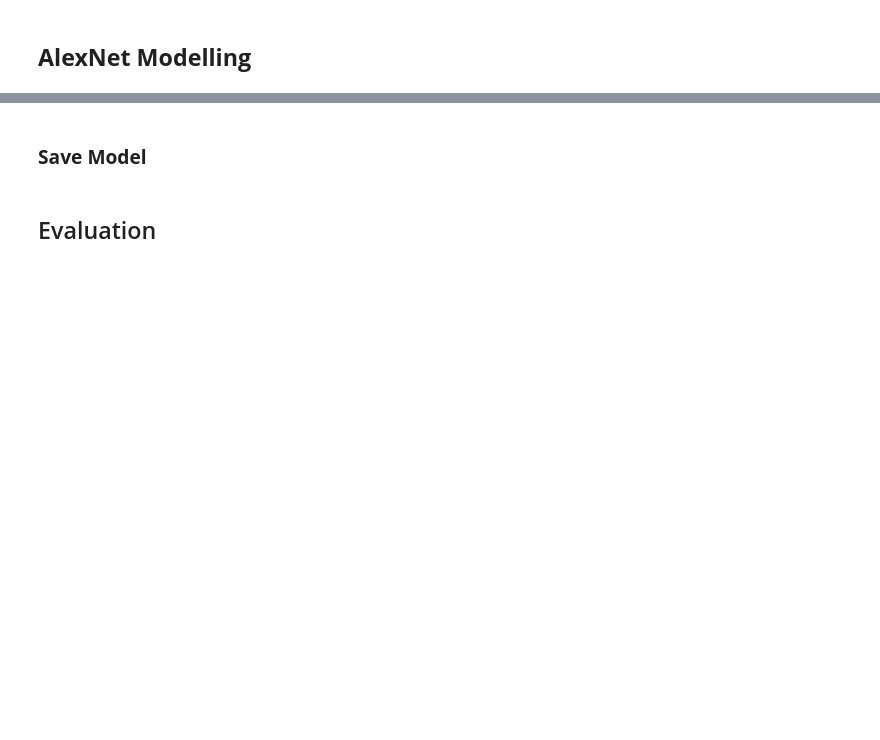
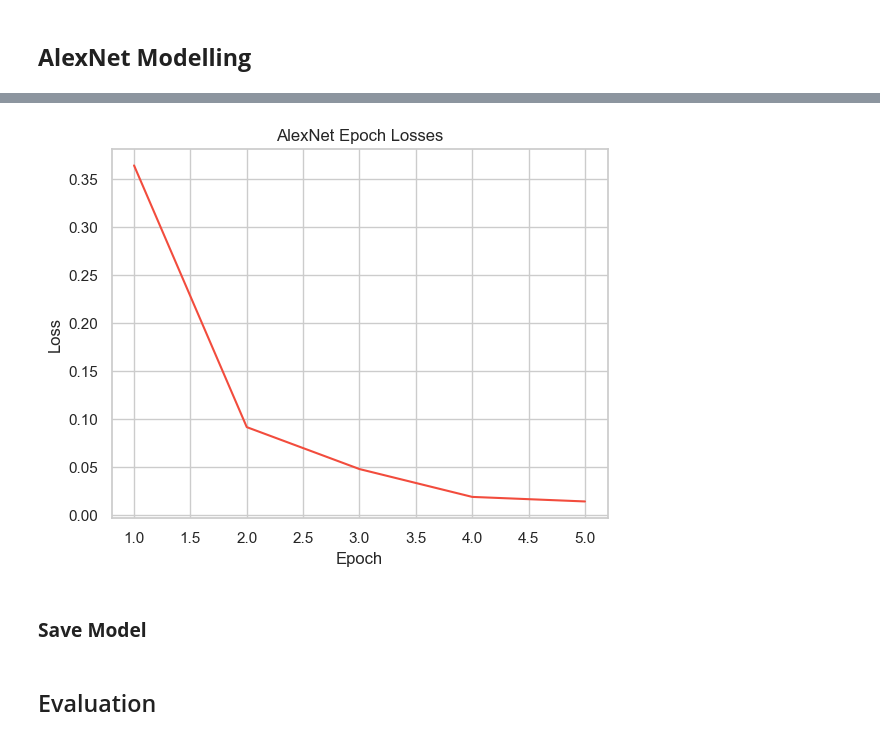
Before and after one commit to aditya2695/Driver-Drowsiness-Detection, a Jupyter notebook: alexnet_modelling.ipynb, the cells around one changed output, grey strips where cells are left out. Cells and saved outputs as stored; diff of their text form; code cells hidden in the pictures; blank space fills up the shorter version.

```diff
--- a/alexnet_modelling.ipynb
+++ b/alexnet_modelling.ipynb
@@ -196,40 +204,31 @@ from tqdm import tqdm_notebook as tqdm
 # %%
-# Set the device for training
-device = torch.device("cuda" if torch.cuda.is_available() else "cpu")
-alexnet_model.to(device)
-
-# Define loss function and optimizer
-criterion = nn.CrossEntropyLoss()
-optimizer = optim.SGD(alexnet_model.parameters(), lr=0.001, momentum=0.9)
-
 # Train the model
 num_epochs = 5
+losses = []  # List to store the losses
+
 for epoch in range(num_epochs):
     running_loss = 0.0
     progress_bar = tqdm(train_loader, desc=f"Epoch {epoch+1}/{num_epochs}", leave=False)
+
     for images, labels in progress_bar:
         images = images.to(device)
         labels = labels.to(device)
 
-        # Zero the parameter gradients
         optimizer.zero_grad()
-
-        # Forward pass
         outputs = alexnet_model(images)
         loss = criterion(outputs, labels)
-
-        # Backward pass and optimization
         loss.backward()
         optimizer.step()
 
-        # Update running loss
         running_loss += loss.item()
-
-        # Update progress bar description
         progress_bar.set_postfix(loss=f"{running_loss / (len(progress_bar) * batch_size):.4f}")
 
+    # Calculate average loss for the epoch
+    epoch_loss = running_loss / len(train_loader)
+    losses.append(epoch_loss)
+
     # Print epoch statistics
-    print(f"Epoch [{epoch+1}/{num_epochs}], Loss: {running_loss / len(train_loader):.4f}")
+    print(f"Epoch [{epoch+1}/{num_epochs}], Loss: {epoch_loss:.4f}")
 # %% [output]
 Please use `tqdm.notebook.tqdm` instead of `tqdm.tqdm_notebook`
   progress_bar = tqdm(train_loader, desc=f"Epoch {epoch+1}/{num_epochs}", leave=False)
@@ -241,3 +240,24 @@ Epoch [5/5], Loss: 0.0340
+# %%
+import seaborn as sns
+
+# Define the epoch numbers
+epochs = range(1, len(losses) + 1)
+
+# Set the style to whitegrid
+sns.set_style("whitegrid")
+
+# Create a line plot using Seaborn with pink line color
+sns.lineplot(x=epochs, y=losses, color='#F24C3D')
+
+# Set the plot title and axis labels
+plt.title('AlexNet Epoch Losses')
+plt.xlabel('Epoch')
+plt.ylabel('Loss')
+
+# Show the plot
+plt.show()
+# %% [output]
+[figure, added]
 # %% [markdown]
 ### **Save Model**
 # %%
```
Also changed, not shown: parts of 9 cells of this notebook.
